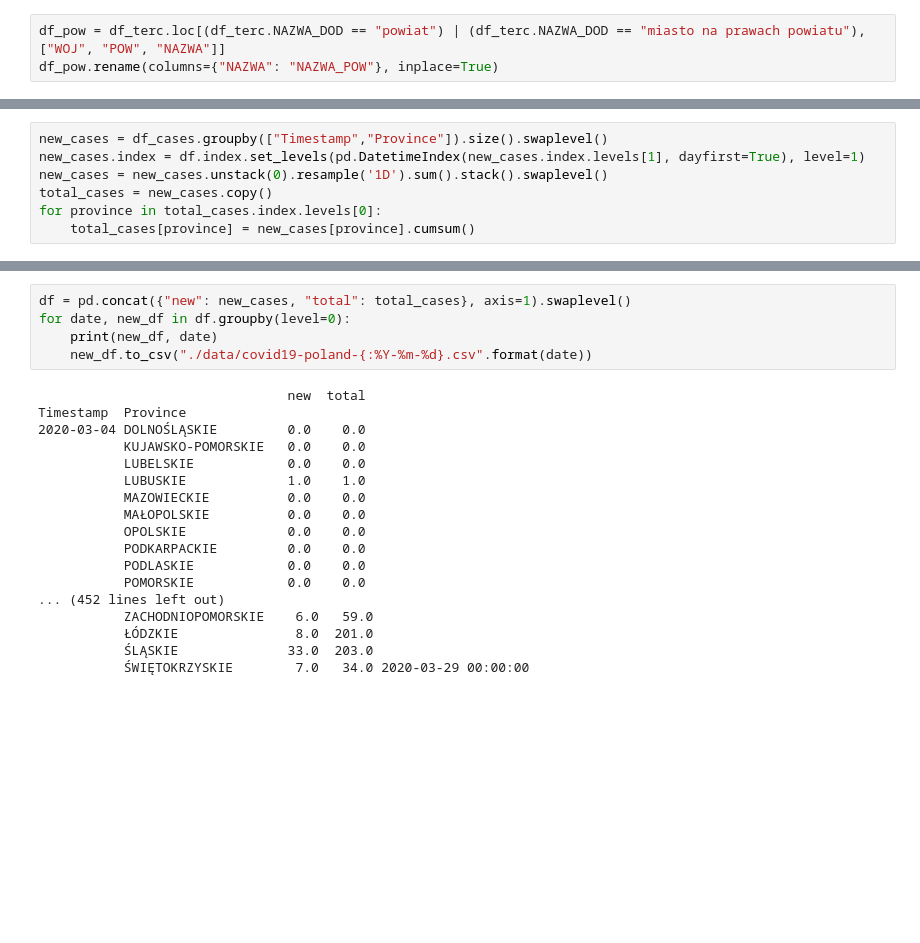
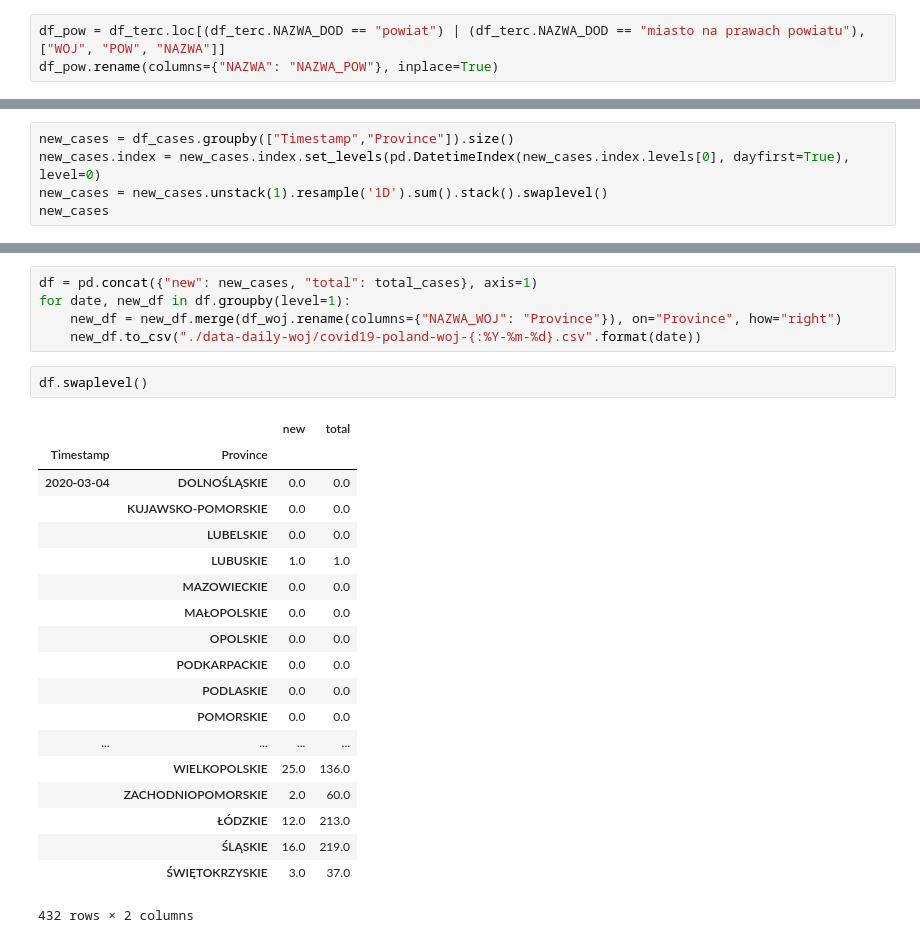
Before and after one commit to not7cd/covid19-poland-data, a Jupyter notebook: Data wrangling.ipynb, the cells around one changed output, grey strips where cells are left out. Saved outputs shown, nothing was run; the diff lists cells and outputs as text; blank space fills up the shorter version.

```diff
--- a/Data wrangling.ipynb
+++ b/Data wrangling.ipynb
@@ -60,7 +100,5 @@ print(df_simc.loc[df_simc.NAZWA == "Sobolewo"])
 # %%
-new_cases = df_cases.groupby(["Timestamp","Province"]).size().swaplevel()
-new_cases.index = df.index.set_levels(pd.DatetimeIndex(new_cases.index.levels[1], dayfirst=True), level=1)
-new_cases = new_cases.unstack(0).resample('1D').sum().stack().swaplevel()
-total_cases = new_cases.copy()
-for province in total_cases.index.levels[0]:
-    total_cases[province] = new_cases[province].cumsum()
+new_cases = df_cases.groupby(["Timestamp","Province"]).size()
+new_cases.index = new_cases.index.set_levels(pd.DatetimeIndex(new_cases.index.levels[0], dayfirst=True), level=0)
+new_cases = new_cases.unstack(1).resample('1D').sum().stack().swaplevel()
+new_cases
@@ -67,23 +146,27 @@ for province in total_cases.index.levels[0]:
 # %%
-df = pd.concat({"new": new_cases, "total": total_cases}, axis=1).swaplevel()
-for date, new_df in df.groupby(level=0):
-    print(new_df, date)
-    new_df.to_csv("./data/covid19-poland-{:%Y-%m-%d}.csv".format(date))
+df = pd.concat({"new": new_cases, "total": total_cases}, axis=1)
+for date, new_df in df.groupby(level=1):
+    new_df = new_df.merge(df_woj.rename(columns={"NAZWA_WOJ": "Province"}), on="Province", how="right")
+    new_df.to_csv("./data-daily-woj/covid19-poland-woj-{:%Y-%m-%d}.csv".format(date))
-# %% [output]
-                                new  total
-Timestamp  Province
-2020-03-04 DOLNOŚLĄSKIE         0.0    0.0
-           KUJAWSKO-POMORSKIE   0.0    0.0
-           LUBELSKIE            0.0    0.0
-           LUBUSKIE             1.0    1.0
-           MAZOWIECKIE          0.0    0.0
-           MAŁOPOLSKIE          0.0    0.0
-           OPOLSKIE             0.0    0.0
-           PODKARPACKIE         0.0    0.0
-           PODLASKIE            0.0    0.0
-           POMORSKIE            0.0    0.0
-... (452 lines left out)
-           ZACHODNIOPOMORSKIE    6.0   59.0
-           ŁÓDZKIE               8.0  201.0
-           ŚLĄSKIE              33.0  203.0
-           ŚWIĘTOKRZYSKIE        7.0   34.0 2020-03-29 00:00:00
+# %%
+df.swaplevel()
+# %% [output]
+|  |  | new | total |
+| Timestamp | Province |  |  |
+| 2020-03-04 | DOLNOŚLĄSKIE | 0.0 | 0.0 |
+|  | KUJAWSKO-POMORSKIE | 0.0 | 0.0 |
+|  | LUBELSKIE | 0.0 | 0.0 |
+|  | LUBUSKIE | 1.0 | 1.0 |
+|  | MAZOWIECKIE | 0.0 | 0.0 |
+|  | MAŁOPOLSKIE | 0.0 | 0.0 |
+|  | OPOLSKIE | 0.0 | 0.0 |
+|  | PODKARPACKIE | 0.0 | 0.0 |
+|  | PODLASKIE | 0.0 | 0.0 |
+|  | POMORSKIE | 0.0 | 0.0 |
+| ... | ... | ... | ... |
+|  | WIELKOPOLSKIE | 25.0 | 136.0 |
+|  | ZACHODNIOPOMORSKIE | 2.0 | 60.0 |
+|  | ŁÓDZKIE | 12.0 | 213.0 |
+|  | ŚLĄSKIE | 16.0 | 219.0 |
+|  | ŚWIĘTOKRZYSKIE | 3.0 | 37.0 |
+432 rows × 2 columns
```
Also changed, not shown: parts of 9 cells of this notebook.
